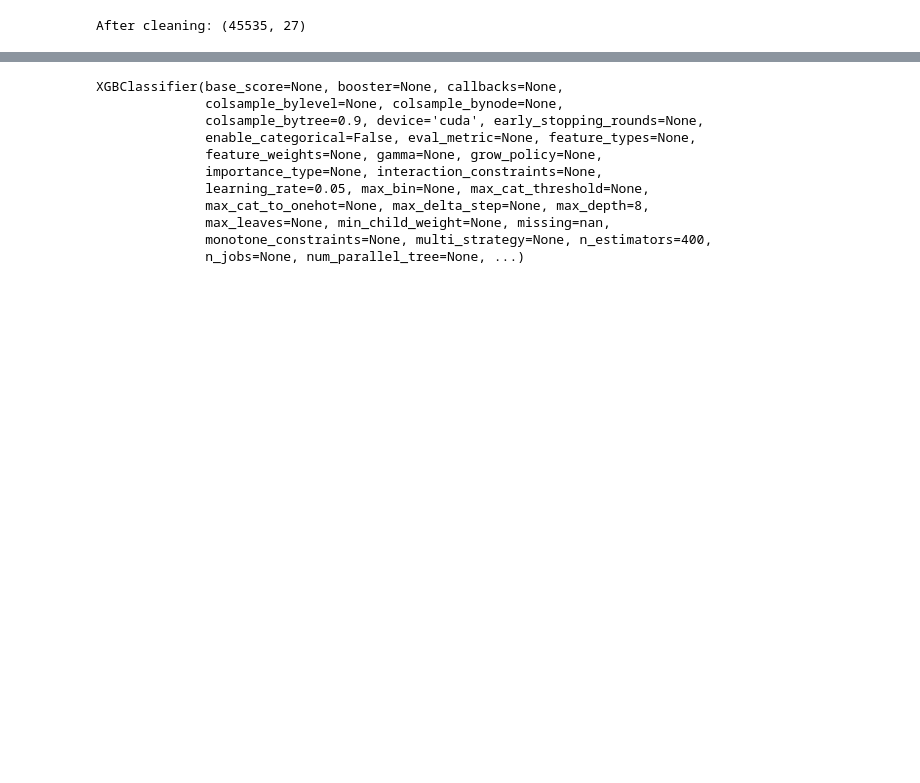
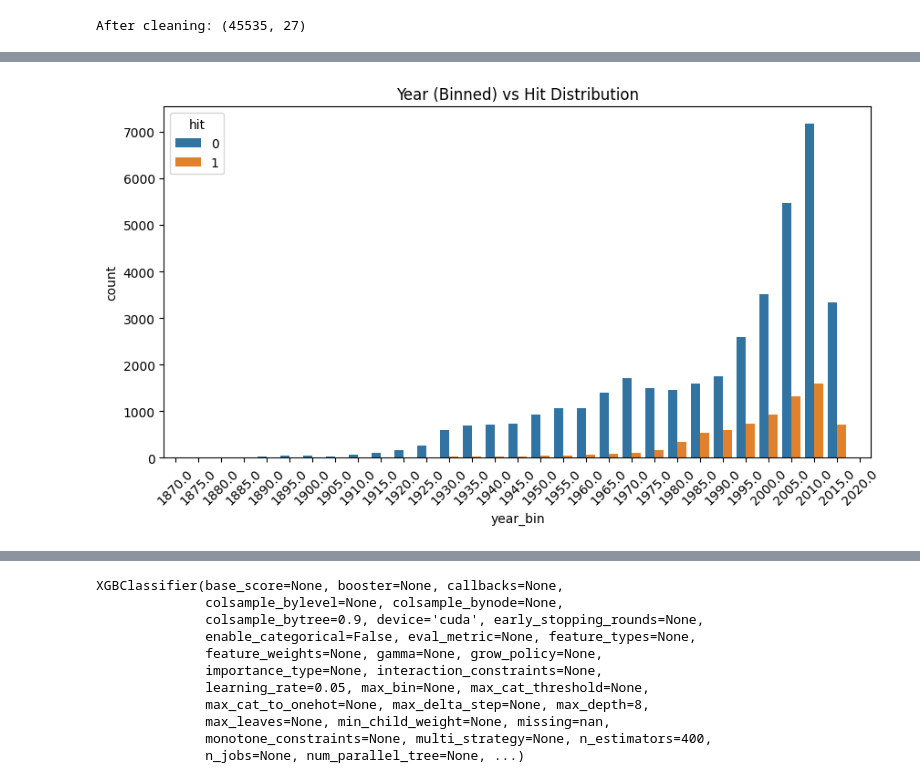
Before and after one commit to ashtonmths/BoxOfficeAI, a Jupyter notebook: backend/notebooks/Exploration.ipynb, the cells around one changed output, grey strips where cells are left out. Cells and saved outputs as stored; diff of their text form; code cells hidden in the pictures; blank space fills up the shorter version.

```diff
--- a/backend/notebooks/Exploration.ipynb
+++ b/backend/notebooks/Exploration.ipynb
@@ -150,0 +161,10 @@ df["hit"] = (df["gross"] > threshold).astype(int)
+# %%
+df["year_bin"] = (df["year"] // 5) * 5
+
+plt.figure(figsize=(10,5))
+sns.countplot(data=df, x="year_bin", hue="hit")
+plt.title("Year (Binned) vs Hit Distribution")
+plt.xticks(rotation=45)
+plt.show()
+# %% [output]
+[figure, added]
```
Also changed, not shown: parts of 40 cells of this notebook.
